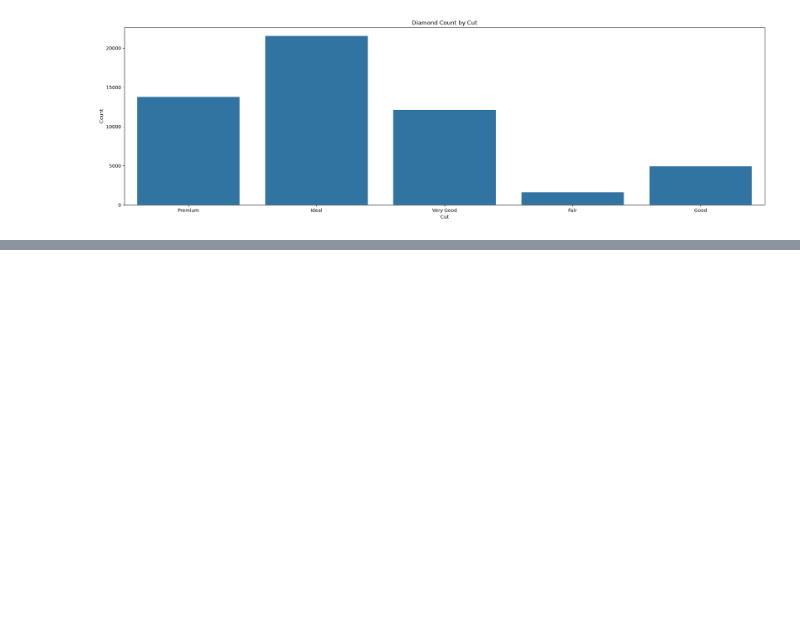
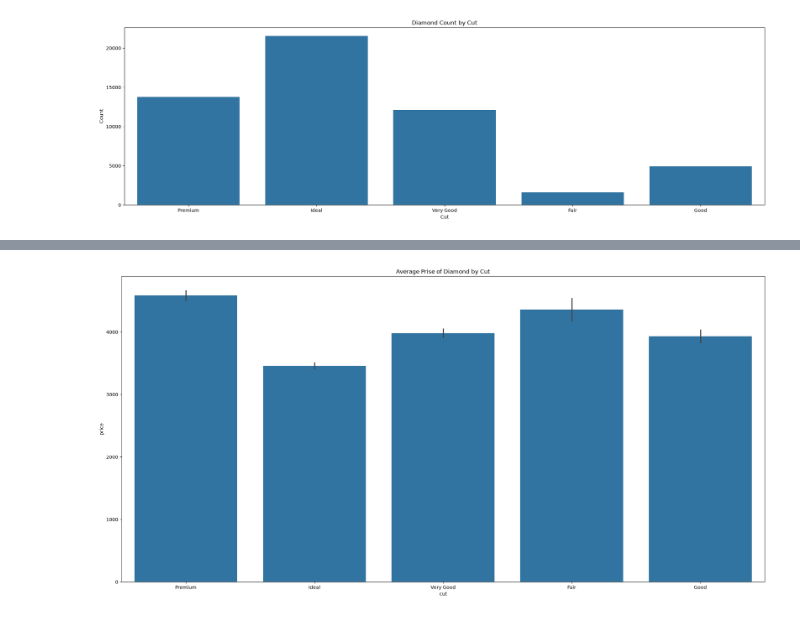
Before and after one commit to paramcgwala-crypto/param_pythonand_ml_turtle_graphic_proper_notation, a Jupyter notebook: basic_Tradition_programing_python/Seaborn/diamonds_ml _algoritham_and_Seaborn_revision.ipynb, the cells around one changed output, grey strips where cells are left out. Saved outputs shown, nothing was run; the diff lists cells and outputs as text; code cells hidden in the pictures; blank space fills up the shorter version.

```diff
--- a/basic_Tradition_programing_python/Seaborn/diamonds_ml _algoritham_and_Seaborn_revision.ipynb
+++ b/basic_Tradition_programing_python/Seaborn/diamonds_ml _algoritham_and_Seaborn_revision.ipynb
@@ -217,0 +236,10 @@ plt.show()
+# %%
+plt.figure(figsize=(20,10))
+sns.barplot(data = df, x = 'cut', y = 'price')
+plt.title('Average Prise of Diamond by Cut')
+plt.xlabel('cut')
+plt.ylabel('price')
+plt.tight_layout()
+plt.show()
+# %% [output]
+[figure, added]
```
Also changed, not shown: parts of 7 cells of this notebook, 2 other files.
